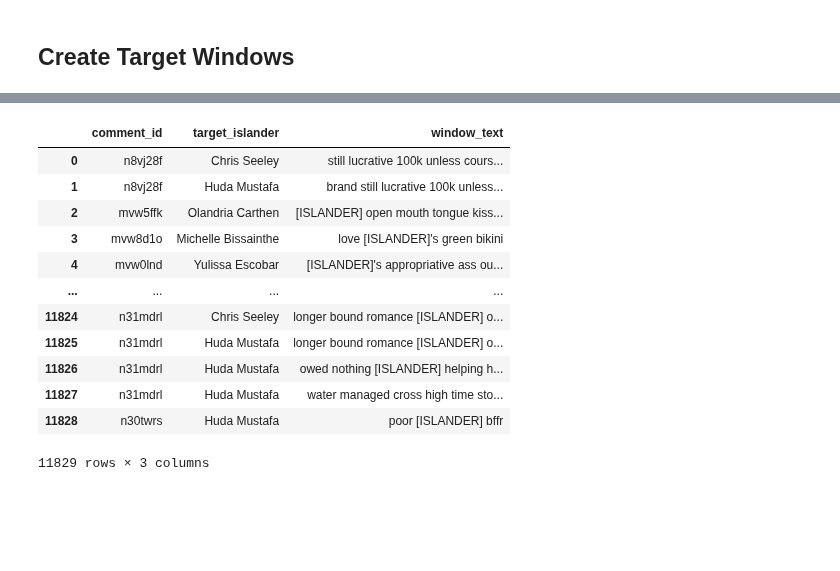
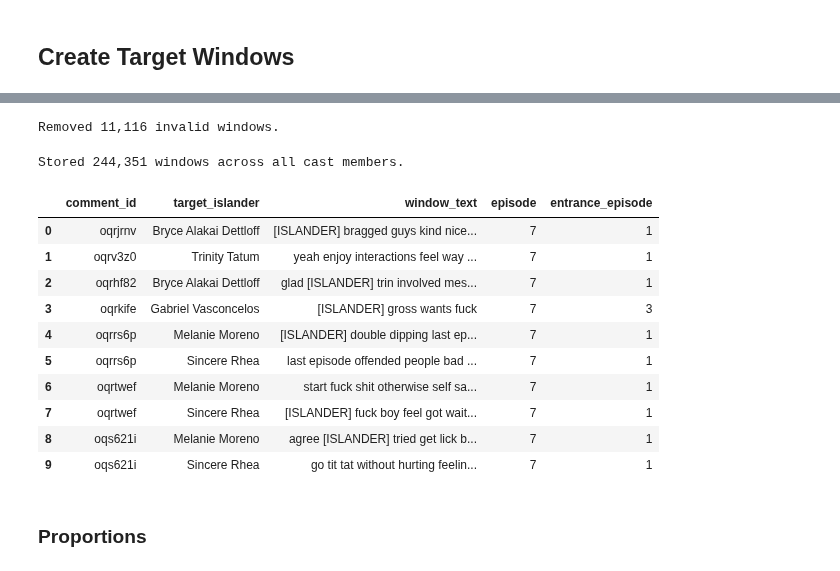
Before and after one commit to palautatan/data-by-edie, a Jupyter notebook: 004-love-island/notebooks/03-data-cleaning.ipynb, the cells around one changed output, grey strips where cells are left out. Drawn from its saved outputs; the diff is of its cells as text; code cells hidden in the pictures; blank space fills up the shorter version.

Commit message:
finalize plots

```diff
--- a/004-love-island/notebooks/03-data-cleaning.ipynb
+++ b/004-love-island/notebooks/03-data-cleaning.ipynb
@@ -370,5 +783,8 @@ islander_map = {
 # %% [markdown]
 ## Create Target Windows
+# %%
+islander_metadata = pd.read_csv('../data/metadata/islander_metadata.csv')
+# islander_metadata
 # %%
 import duckdb
 import re
@@ -425,0 +863,14 @@ Extracted 11829 windows across all cast members.
+# %%
+df_windows = (
+    df_windows
+    .merge(
+        islander_metadata[
+            ["islander", "entrance_episode"]
+        ],
+        left_on="target_islander",
+        right_on="islander",
+        how="left",
+        validate="many_to_one",
+    )
+    .drop(columns="islander")
+)
@@ -426,16 +890,48 @@ Extracted 11829 windows across all cast members.
+# %%
+windows_before = len(df_windows)
+
+df_windows = (
+    df_windows[
+        df_windows["episode"].notna()
+        & df_windows["entrance_episode"].notna()
+        & (
+            df_windows["episode"]
+            >= df_windows["entrance_episode"]
+        )
+    ]
+    .reset_index(drop=True)
+)
+
+print(f"Removed {windows_before - len(df_windows):,} invalid windows.")
+# %% [output]
+Removed 11,116 invalid windows.
+# %%
+# Store the final cleaned windows
+con.execute("""
+CREATE OR REPLACE TABLE islander_windows AS
+SELECT *
+FROM df_windows
+""")
+
+print(
+    f"Stored {len(df_windows):,} windows "
+    "across all cast members."
+)
+
+con.close()
+# %% [output]
+Stored 244,351 windows across all cast members.
 # %%
-df_windows
+df_windows.head(10)
 # %% [output]
-|  | comment_id | target_islander | window_text |
-| 0 | n8vj28f | Chris Seeley | still lucrative 100k unless cours... |
-| 1 | n8vj28f | Huda Mustafa | brand still lucrative 100k unless... |
-| 2 | mvw5ffk | Olandria Carthen | [ISLANDER] open mouth tongue kiss... |
-| 3 | mvw8d1o | Michelle Bissainthe | love [ISLANDER]'s green bikini |
-| 4 | mvw0lnd | Yulissa Escobar | [ISLANDER]'s appropriative ass ou... |
-| ... | ... | ... | ... |
-| 11824 | n31mdrl | Chris Seeley | longer bound romance [ISLANDER] o... |
-| 11825 | n31mdrl | Huda Mustafa | longer bound romance [ISLANDER] o... |
-| 11826 | n31mdrl | Huda Mustafa | owed nothing [ISLANDER] helping h... |
-| 11827 | n31mdrl | Huda Mustafa | water managed cross high time sto... |
-| 11828 | n30twrs | Huda Mustafa | poor [ISLANDER] bffr |
+|  | comment_id | target_islander | window_text | episode | entrance_episode |
+| 0 | oqrjrnv | Bryce Alakai Dettloff | [ISLANDER] bragged guys kind nice... | 7 | 1 |
+| 1 | oqrv3z0 | Trinity Tatum | yeah enjoy interactions feel way ... | 7 | 1 |
+| 2 | oqrhf82 | Bryce Alakai Dettloff | glad [ISLANDER] trin involved mes... | 7 | 1 |
+| 3 | oqrkife | Gabriel Vasconcelos | [ISLANDER] gross wants fuck | 7 | 3 |
+| 4 | oqrrs6p | Melanie Moreno | [ISLANDER] double dipping last ep... | 7 | 1 |
+| 5 | oqrrs6p | Sincere Rhea | last episode offended people bad ... | 7 | 1 |
+| 6 | oqrtwef | Melanie Moreno | start fuck shit otherwise self sa... | 7 | 1 |
+| 7 | oqrtwef | Sincere Rhea | [ISLANDER] fuck boy feel got wait... | 7 | 1 |
+| 8 | oqs621i | Melanie Moreno | agree [ISLANDER] tried get lick b... | 7 | 1 |
+| 9 | oqs621i | Sincere Rhea | go tit tat without hurting feelin... | 7 | 1 |
-11829 rows × 3 columns
@@ -442,3 +940,5 @@ df_windows
+# %% [markdown]
+### Proportions
 # %%
 con = duckdb.connect("../data/love_island_reddit.duckdb")
 
```
Also changed, not shown: parts of 49 cells of this notebook, 25 other files.
